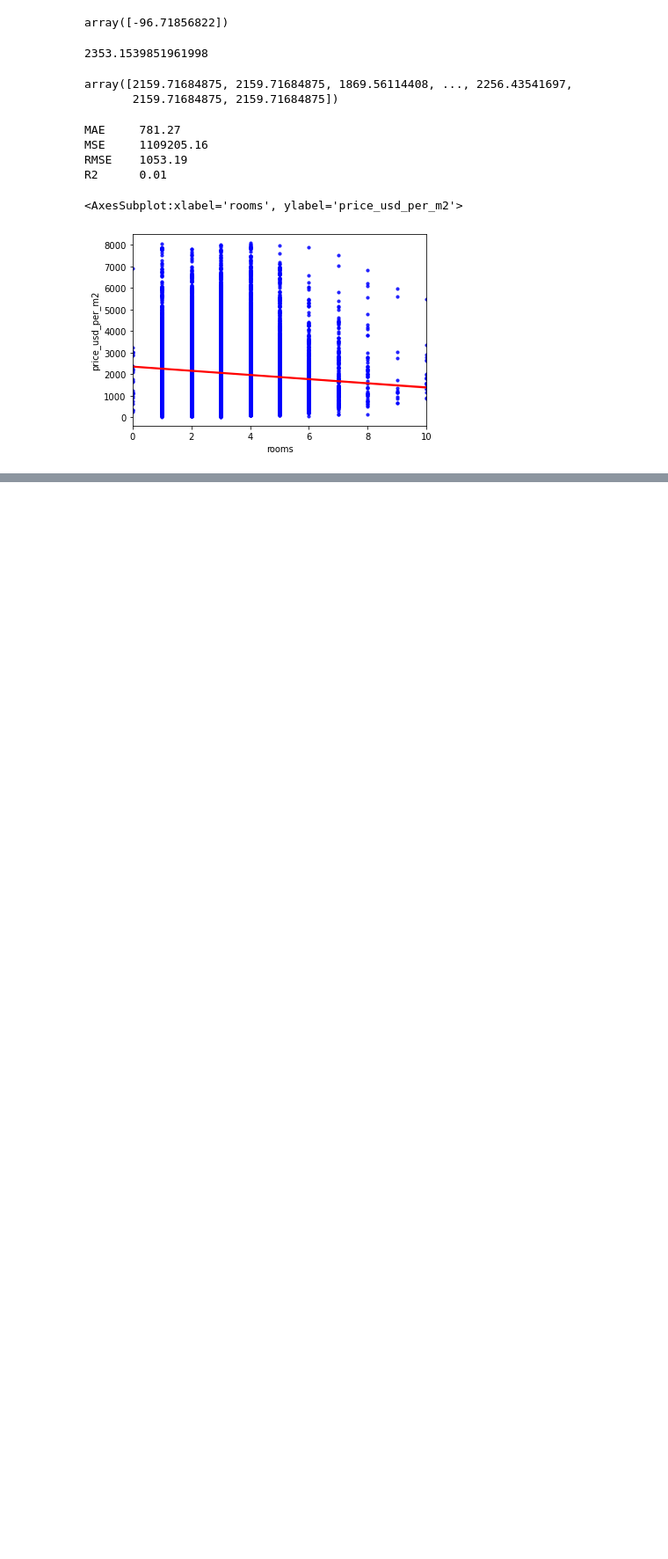
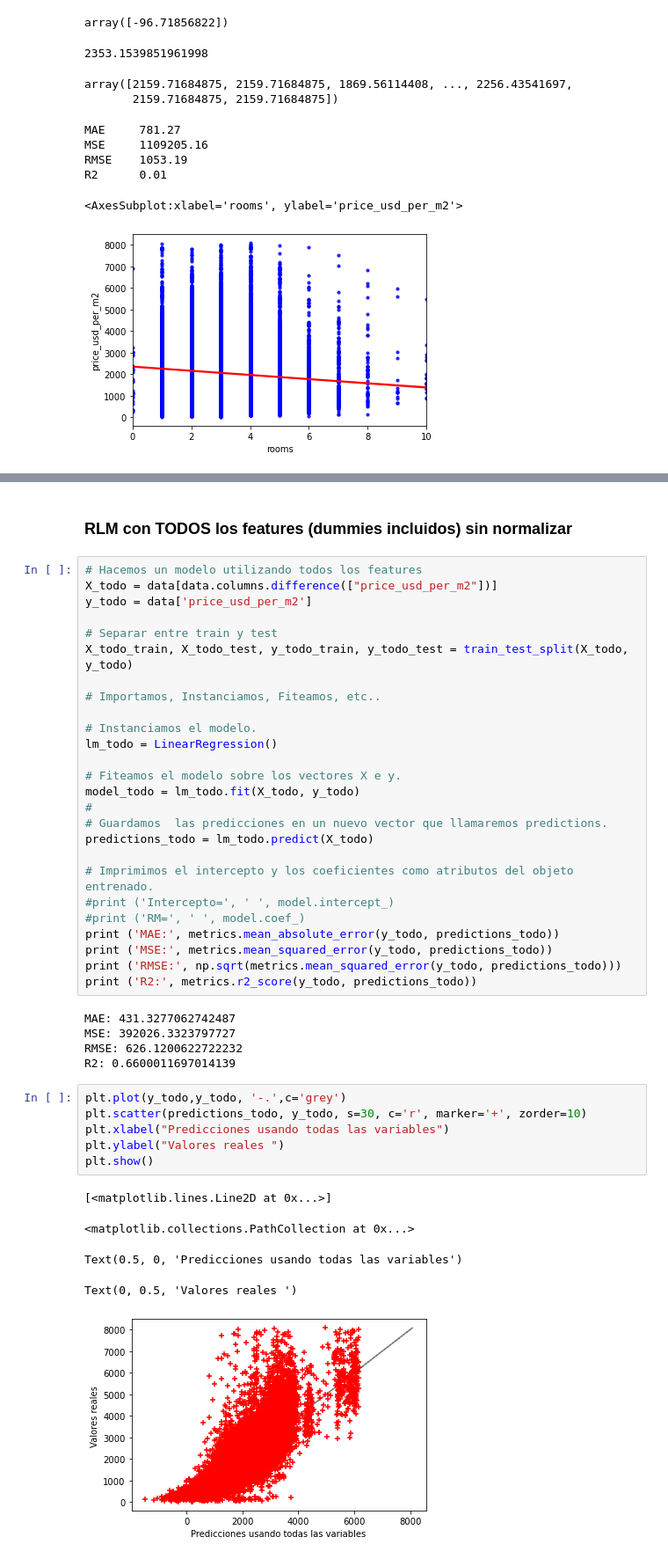
Before and after one commit to szl30n/ProyectosDHDS, a Jupyter notebook: TP2/2_Principal.ipynb, the cells around one changed output, grey strips where cells are left out. Shown at 88% size. Cells and saved outputs as stored; diff of their text form; blank space fills up the shorter version.

```diff
--- a/TP2/2_Principal.ipynb
+++ b/TP2/2_Principal.ipynb
@@ -143,0 +259,45 @@ train_test_mae(['surface_total_in_m2','surface_covered_in_m2','rooms'])
+# %% [markdown]
+### RLM con TODOS los features (dummies incluidos) **sin normalizar**
+# %%
+# Hacemos un modelo utilizando todos los features
+X_todo = data[data.columns.difference(["price_usd_per_m2"])]
+y_todo = data['price_usd_per_m2']
+
+# Separar entre train y test
+X_todo_train, X_todo_test, y_todo_train, y_todo_test = train_test_split(X_todo, y_todo)
+
+# Importamos, Instanciamos, Fiteamos, etc..
+
+# Instanciamos el modelo.
+lm_todo = LinearRegression()
+
+# Fiteamos el modelo sobre los vectores X e y.
+model_todo = lm_todo.fit(X_todo, y_todo)
+#
+# Guardamos  las predicciones en un nuevo vector que llamaremos predictions.
+predictions_todo = lm_todo.predict(X_todo)
+
+# Imprimimos el intercepto y los coeficientes como atributos del objeto entrenado.
+#print ('Intercepto=', ' ', model.intercept_)
+#print ('RM=', ' ', model.coef_)
+print ('MAE:', metrics.mean_absolute_error(y_todo, predictions_todo))
+print ('MSE:', metrics.mean_squared_error(y_todo, predictions_todo))
+print ('RMSE:', np.sqrt(metrics.mean_squared_error(y_todo, predictions_todo)))
+print ('R2:', metrics.r2_score(y_todo, predictions_todo))
+# %% [output]
+MAE: 431.3277062742487
+MSE: 392026.3323797727
+RMSE: 626.1200622722232
+R2: 0.6600011697014139
+# %%
+plt.plot(y_todo,y_todo, '-.',c='grey')
+plt.scatter(predictions_todo, y_todo, s=30, c='r', marker='+', zorder=10)
+plt.xlabel("Predicciones usando todas las variables")
+plt.ylabel("Valores reales ")
+plt.show()
+# %% [output]
+[<matplotlib.lines.Line2D at 0x...>]
+<matplotlib.collections.PathCollection at 0x...>
+Text(0.5, 0, 'Predicciones usando todas las variables')
+Text(0, 0.5, 'Valores reales ')
+[figure, added]
```
Also changed, not shown: parts of 18 cells of this notebook, 1 other file.
